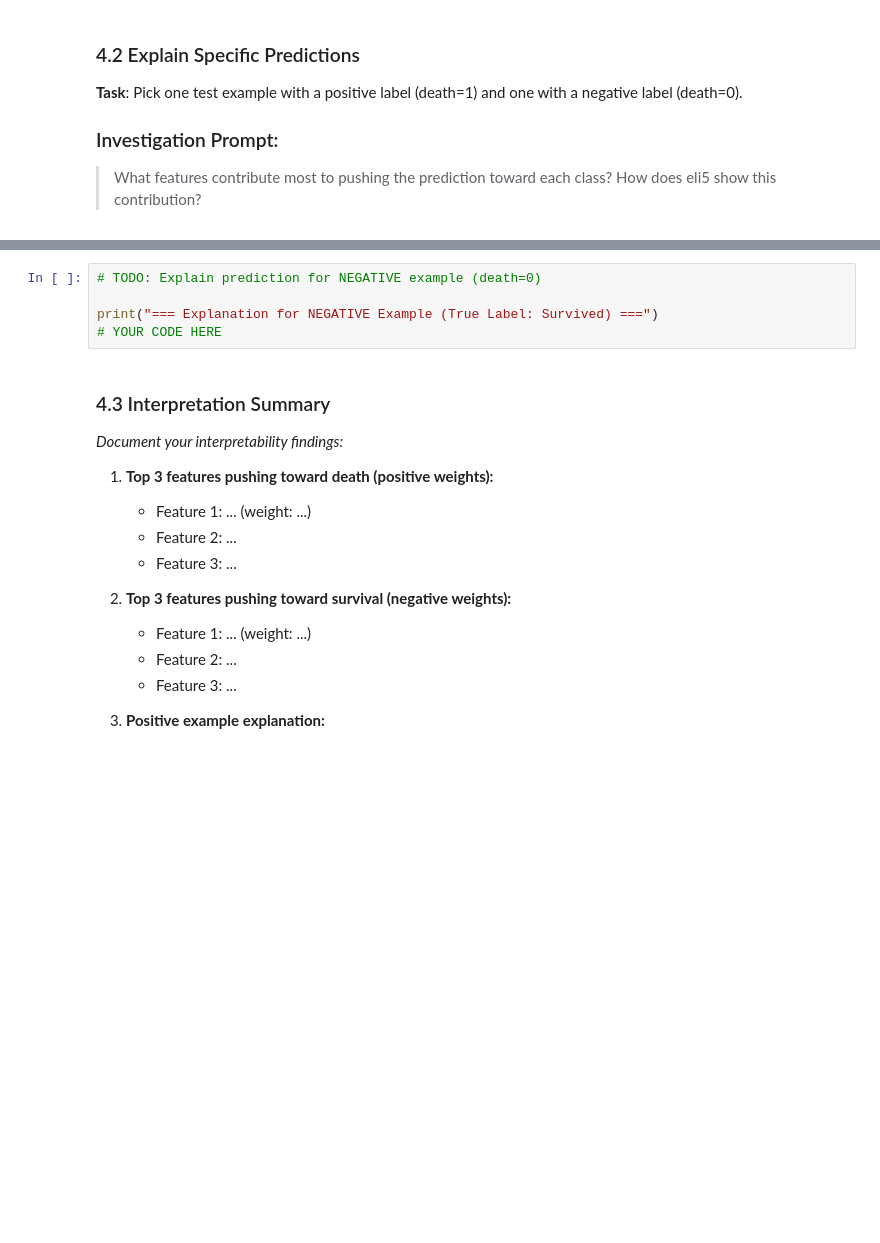
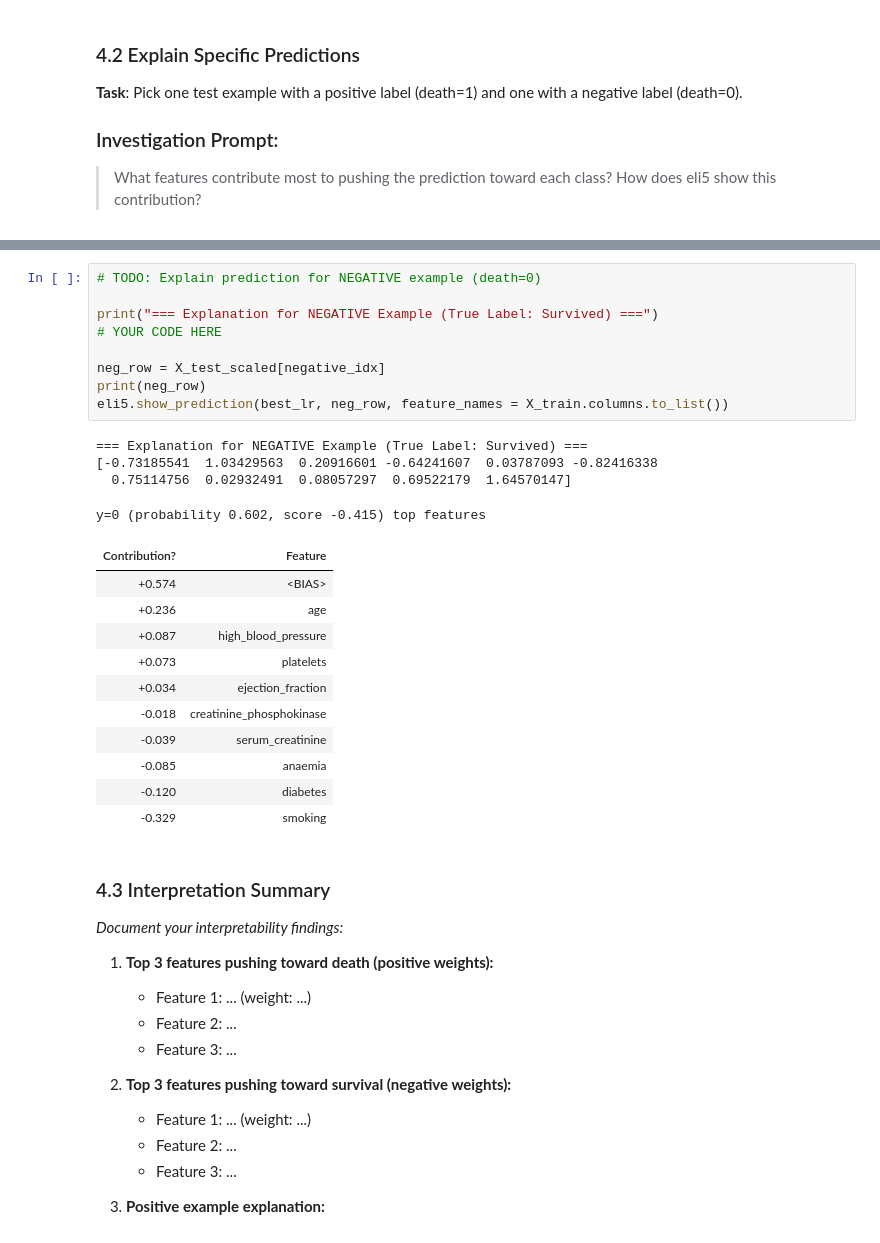
Before and after one commit to WatsonWBlair/cs667, a Jupyter notebook: Projects/Interpretability/notebooks/member_a_logistic_regression.ipynb, the cells around one changed output, grey strips where cells are left out. Saved outputs shown, nothing was run; the diff lists cells and outputs as text; blank space fills up the shorter version.

```diff
--- a/Projects/Interpretability/notebooks/member_a_logistic_regression.ipynb
+++ b/Projects/Interpretability/notebooks/member_a_logistic_regression.ipynb
@@ -196,8 +353,28 @@ print("=== Explanation for POSITIVE Example (True Label: Death) ===")
 # %%
 # TODO: Explain prediction for NEGATIVE example (death=0)
 
 print("=== Explanation for NEGATIVE Example (True Label: Survived) ===")
 # YOUR CODE HERE
+
+neg_row = X_test_scaled[negative_idx]
+print(neg_row)
+eli5.show_prediction(best_lr, neg_row, feature_names = X_train.columns.to_list())
+# %% [output]
+=== Explanation for NEGATIVE Example (True Label: Survived) ===
+[-0.73185541  1.03429563  0.20916601 -0.64241607  0.03787093 -0.82416338
+  0.75114756  0.02932491  0.08057297  0.69522179  1.64570147]
+y=0 (probability 0.602, score -0.415) top features
+| Contribution? | Feature |
+| +0.574 | <BIAS> |
+| +0.236 | age |
+| +0.087 | high_blood_pressure |
+| +0.073 | platelets |
+| +0.034 | ejection_fraction |
+| -0.018 | creatinine_phosphokinase |
+| -0.039 | serum_creatinine |
+| -0.085 | anaemia |
+| -0.120 | diabetes |
+| -0.329 | smoking |
 # %% [markdown]
 ### 4.3 Interpretation Summary
 
```
Also changed, not shown: parts of 21 cells of this notebook, 3 other files.
